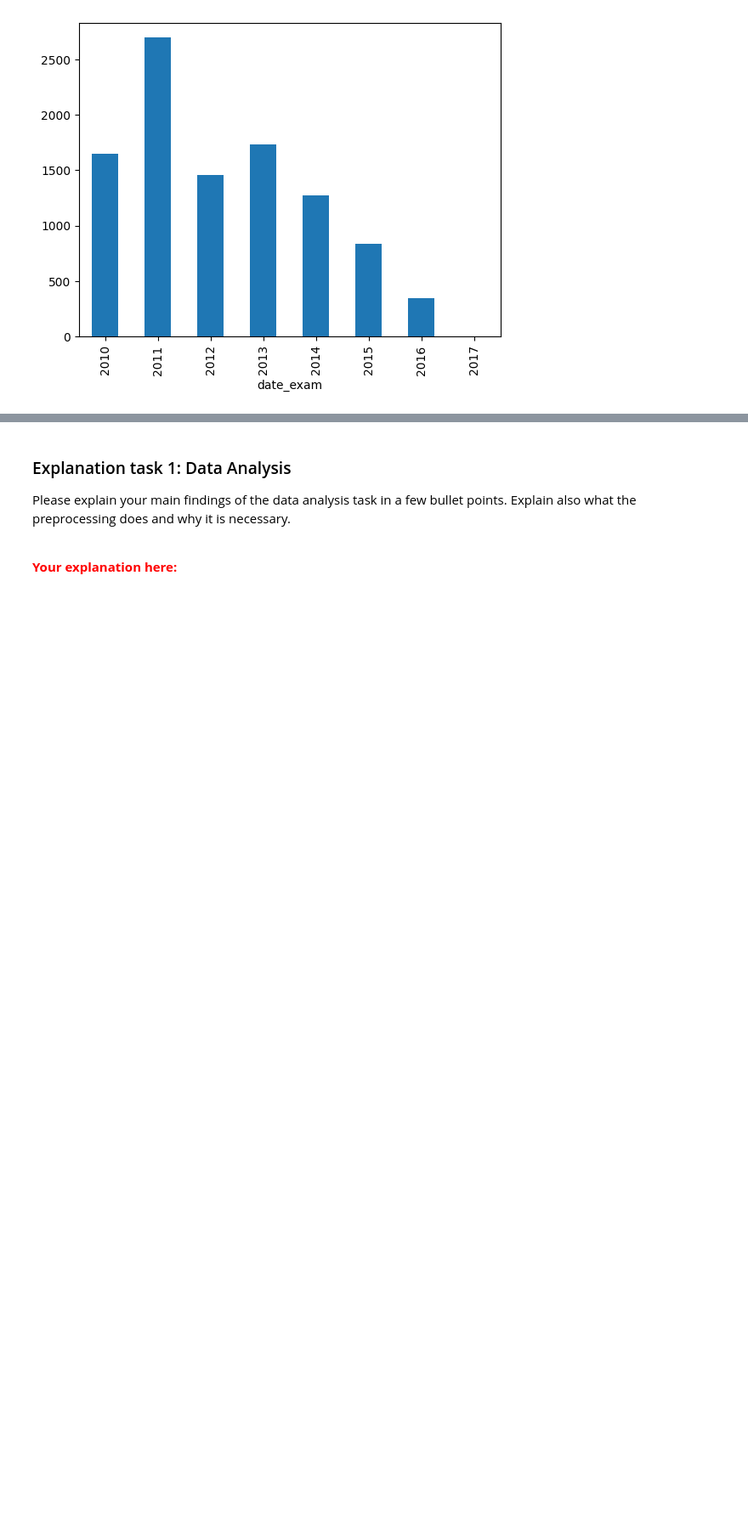
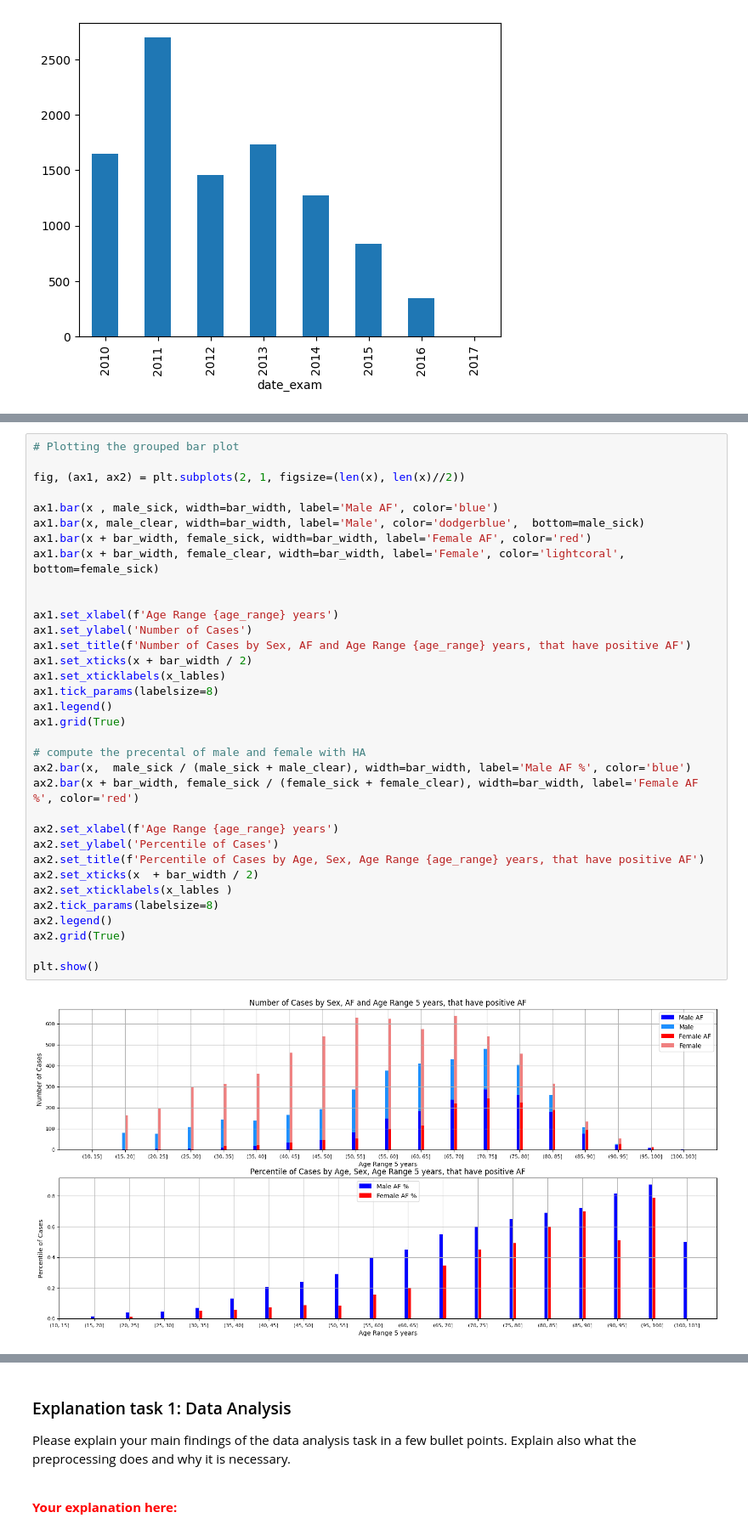
Before and after one commit to Arty-Facts/wasp_al_and_ml_2023, a Jupyter notebook: module3/assignment_ecg_classification.ipynb, the cells around one changed output, grey strips where cells are left out. Shown at 85% size. Saved outputs shown, nothing was run; the diff lists cells and outputs as text; blank space fills up the shorter version.

```diff
--- a/module3/assignment_ecg_classification.ipynb
+++ b/module3/assignment_ecg_classification.ipynb
@@ -424,0 +254,36 @@ plt.show()
+# %%
+# Plotting the grouped bar plot
+
+fig, (ax1, ax2) = plt.subplots(2, 1, figsize=(len(x), len(x)//2))
+
+ax1.bar(x , male_sick, width=bar_width, label='Male AF', color='blue')
+ax1.bar(x, male_clear, width=bar_width, label='Male', color='dodgerblue',  bottom=male_sick)
+ax1.bar(x + bar_width, female_sick, width=bar_width, label='Female AF', color='red')
+ax1.bar(x + bar_width, female_clear, width=bar_width, label='Female', color='lightcoral', bottom=female_sick)
+
+
+ax1.set_xlabel(f'Age Range {age_range} years')
+ax1.set_ylabel('Number of Cases')
+ax1.set_title(f'Number of Cases by Sex, AF and Age Range {age_range} years, that have positive AF')
+ax1.set_xticks(x + bar_width / 2)
+ax1.set_xticklabels(x_lables)
+ax1.tick_params(labelsize=8)
+ax1.legend()
+ax1.grid(True)
+
+# compute the precental of male and female with HA
+ax2.bar(x,  male_sick / (male_sick + male_clear), width=bar_width, label='Male AF %', color='blue')
+ax2.bar(x + bar_width, female_sick / (female_sick + female_clear), width=bar_width, label='Female AF %', color='red')
+
+ax2.set_xlabel(f'Age Range {age_range} years')
+ax2.set_ylabel('Percentile of Cases')
+ax2.set_title(f'Percentile of Cases by Age, Sex, Age Range {age_range} years, that have positive AF')
+ax2.set_xticks(x  + bar_width / 2)
+ax2.set_xticklabels(x_lables )
+ax2.tick_params(labelsize=8)
+ax2.legend()
+ax2.grid(True)
+
+plt.show()
+# %% [output]
+[figure, added]
```
Also changed, not shown: parts of 19 cells of this notebook.
